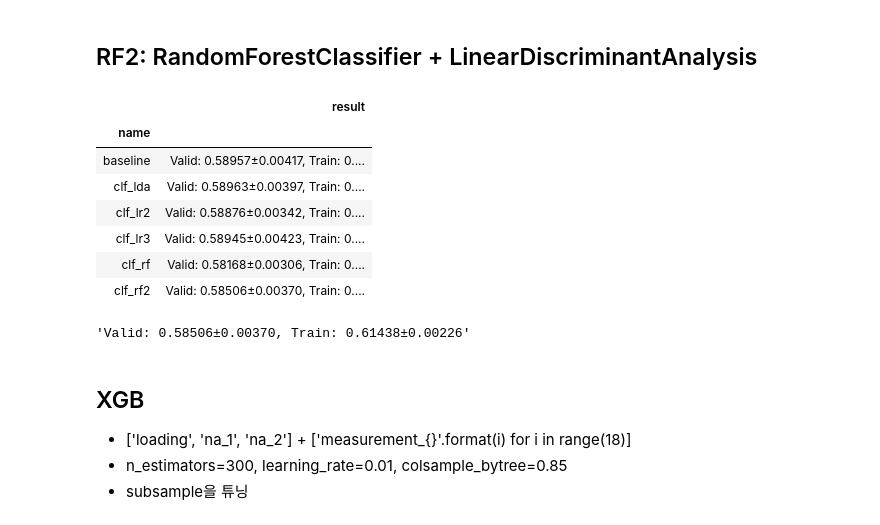
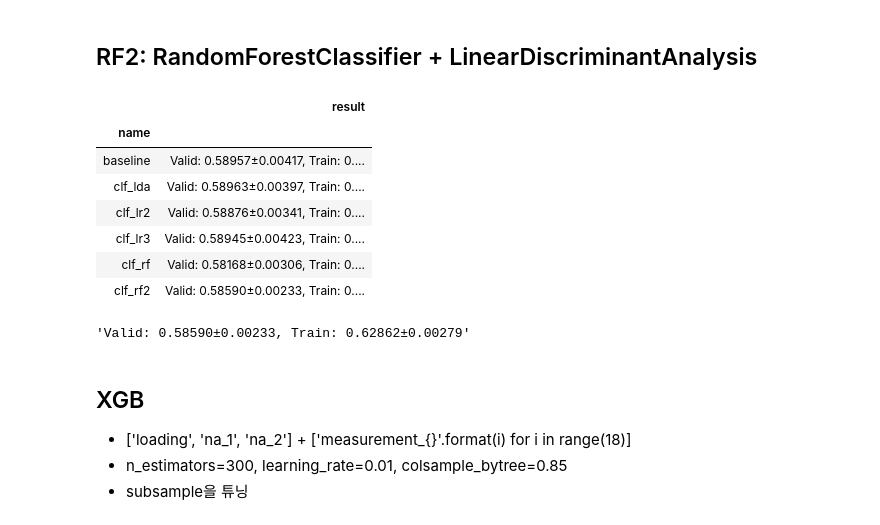
Before and after one commit to sunkusun9/DS_lv3_2506_1, a Jupyter notebook: sec_ds_lv3_prob1_kaggle.ipynb, the cells around one changed output. Drawn from its saved outputs; the diff is of its cells as text; code cells hidden in the pictures.

```diff
--- a/sec_ds_lv3_prob1_kaggle.ipynb
+++ b/sec_ds_lv3_prob1_kaggle.ipynb
@@ -401,27 +481,29 @@ eval_model('clf_rf', clf_rf)
 # %% [markdown]
 ## RF2: RandomForestClassifier + LinearDiscriminantAnalysis
 # %%
-# Baseline 튜닝: C
 from sklearn.ensemble import RandomForestClassifier
+
+# Decision Tree는 선형 관계에 있는 분리면을 만들기 위해 많은 노드가 필요합니다.
+# LinearDiscrimantAnalysis의 출력결과로 노드이 수를 줄여 효율성을 부여할 경의 성능차를 살펴봅니다.
 ct = ColumnTransformer([
-    ('std_lda', make_pipeline(StandardScaler(), LinearDiscriminantAnalysis()), ['loading'] + ['measurement_{}'.format(i) for i in range(18)]),
-    ('pt', 'passthrough', ['na_1', 'na_2'])
+    ('std_lda', make_pipeline(StandardScaler(), LinearDiscriminantAnalysis()),['measurement_{}'.format(i) for i in range(18)]),
+    ('pt', 'passthrough', ['loading', 'na_1', 'na_2'])
 ])
 
 clf_rf2 = make_pipeline(ct, RandomForestClassifier(
     max_depth=6, n_estimators=100, min_samples_split=512, random_state=123, max_features = 0.75
 ))
 eval_model('clf_rf2', clf_rf2)
 # %% [output]
 |  | result |
 | name |  |
 | baseline | Valid: 0.58957±0.00417, Train: 0.... |
 | clf_lda | Valid: 0.58963±0.00397, Train: 0.... |
-| clf_lr2 | Valid: 0.58876±0.00342, Train: 0.... |
+| clf_lr2 | Valid: 0.58876±0.00341, Train: 0.... |
 | clf_lr3 | Valid: 0.58945±0.00423, Train: 0.... |
 | clf_rf | Valid: 0.58168±0.00306, Train: 0.... |
-| clf_rf2 | Valid: 0.58506±0.00370, Train: 0.... |
+| clf_rf2 | Valid: 0.58590±0.00233, Train: 0.... |
-'Valid: 0.58506±0.00370, Train: 0.61438±0.00226'
+'Valid: 0.58590±0.00233, Train: 0.62862±0.00279'
 # %% [markdown]
 ## XGB
 - ['loading', 'na_1', 'na_2'] + ['measurement_{}'.format(i) for i in range(18)]
```
Also changed, not shown: parts of 47 cells of this notebook.
